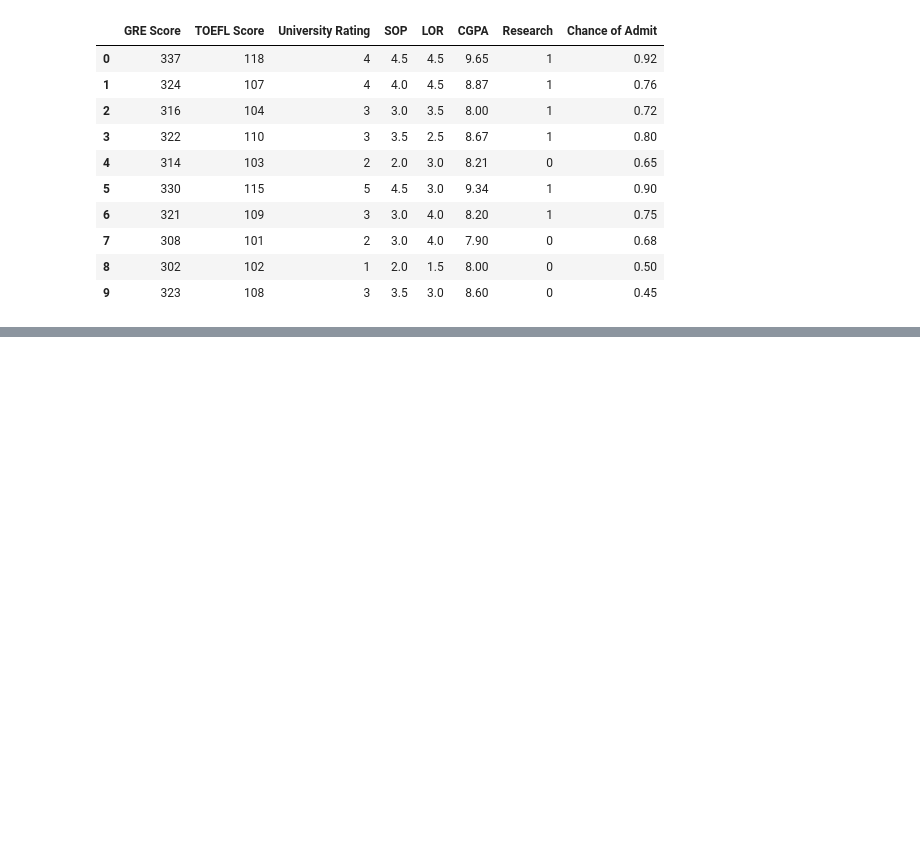
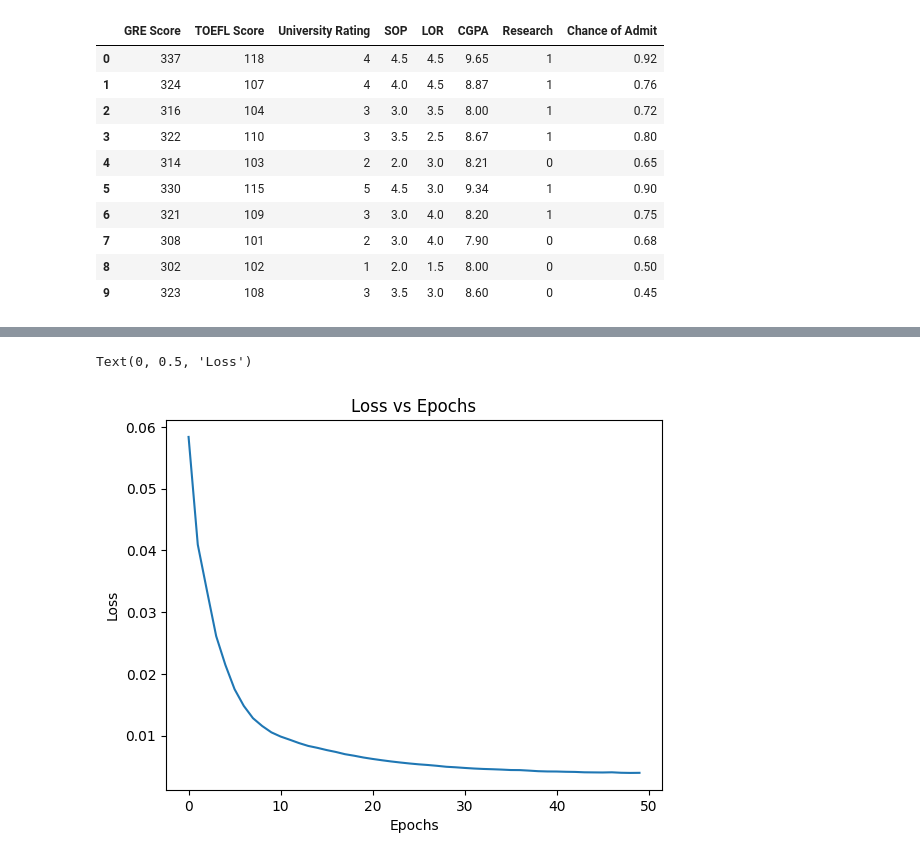
Before and after one commit to lakhanpal185/machin-learning-with-python, a Jupyter notebook: DeepLearning/admission_prediction.ipynb, the cells around one changed output, grey strips where cells are left out. Saved outputs shown, nothing was run; the diff lists cells and outputs as text; code cells hidden in the pictures; blank space fills up the shorter version.

```diff
--- a/DeepLearning/admission_prediction.ipynb
+++ b/DeepLearning/admission_prediction.ipynb
@@ -131,0 +133,8 @@ plt.show()
+# %%
+plt.plot(history.history['loss'])
+plt.title('Loss vs Epochs')
+plt.xlabel('Epochs')
+plt.ylabel('Loss')
+# %% [output]
+Text(0, 0.5, 'Loss')
+[figure, added]
```
Also changed, not shown: parts of 3 cells of this notebook, 3 other files.
